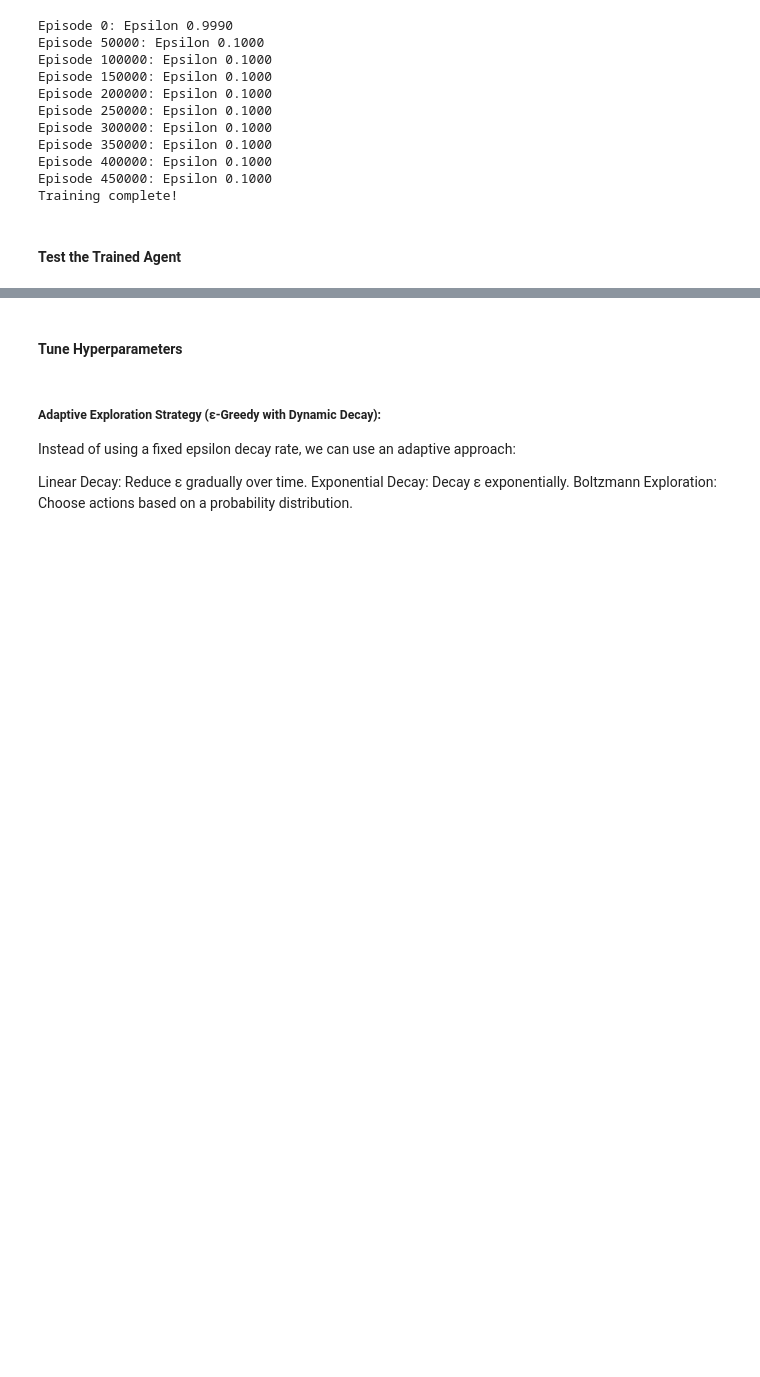
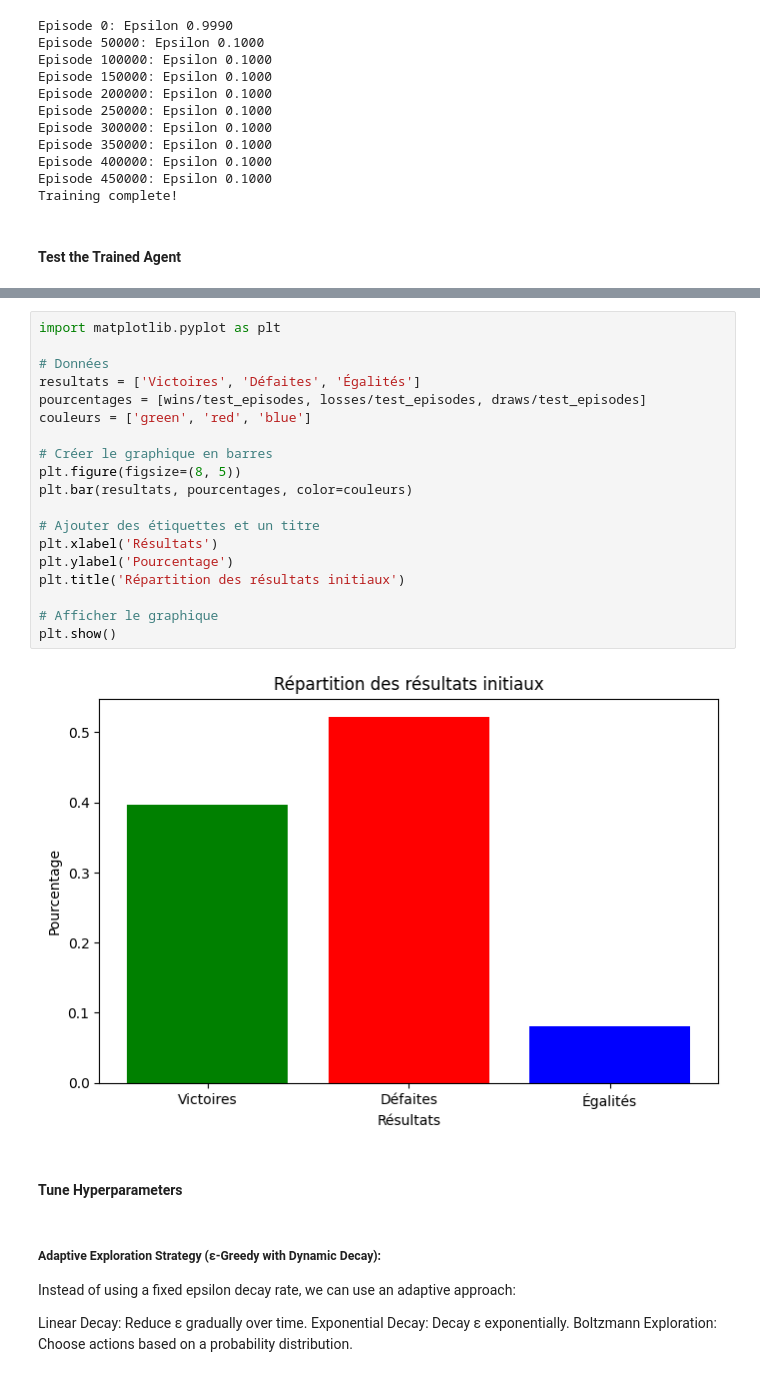
Before and after one commit to samarelayed/Reinforcement_Learning_Blackjack, a Jupyter notebook: Reinforcement_Learning_Blackjack.ipynb, the cells around one changed output, grey strips where cells are left out. Saved outputs shown, nothing was run; the diff lists cells and outputs as text; blank space fills up the shorter version.

Commit message:
add graphs

```diff
--- a/Reinforcement_Learning_Blackjack.ipynb
+++ b/Reinforcement_Learning_Blackjack.ipynb
@@ -105,3 +105,24 @@ Draws: 763 (7.63%)
+# %%
+import matplotlib.pyplot as plt
+
+# Données
+resultats = ['Victoires', 'Défaites', 'Égalités']
+pourcentages = [wins/test_episodes, losses/test_episodes, draws/test_episodes]
+couleurs = ['green', 'red', 'blue']
+
+# Créer le graphique en barres
+plt.figure(figsize=(8, 5))
+plt.bar(resultats, pourcentages, color=couleurs)
+
+# Ajouter des étiquettes et un titre
+plt.xlabel('Résultats')
+plt.ylabel('Pourcentage')
+plt.title('Répartition des résultats initiaux')
+
+# Afficher le graphique
+plt.show()
+# %% [output]
+[figure, added]
 # %% [markdown]
 #### Tune Hyperparameters
 # %% [markdown]
```
Also changed, not shown: parts of 7 cells of this notebook.
